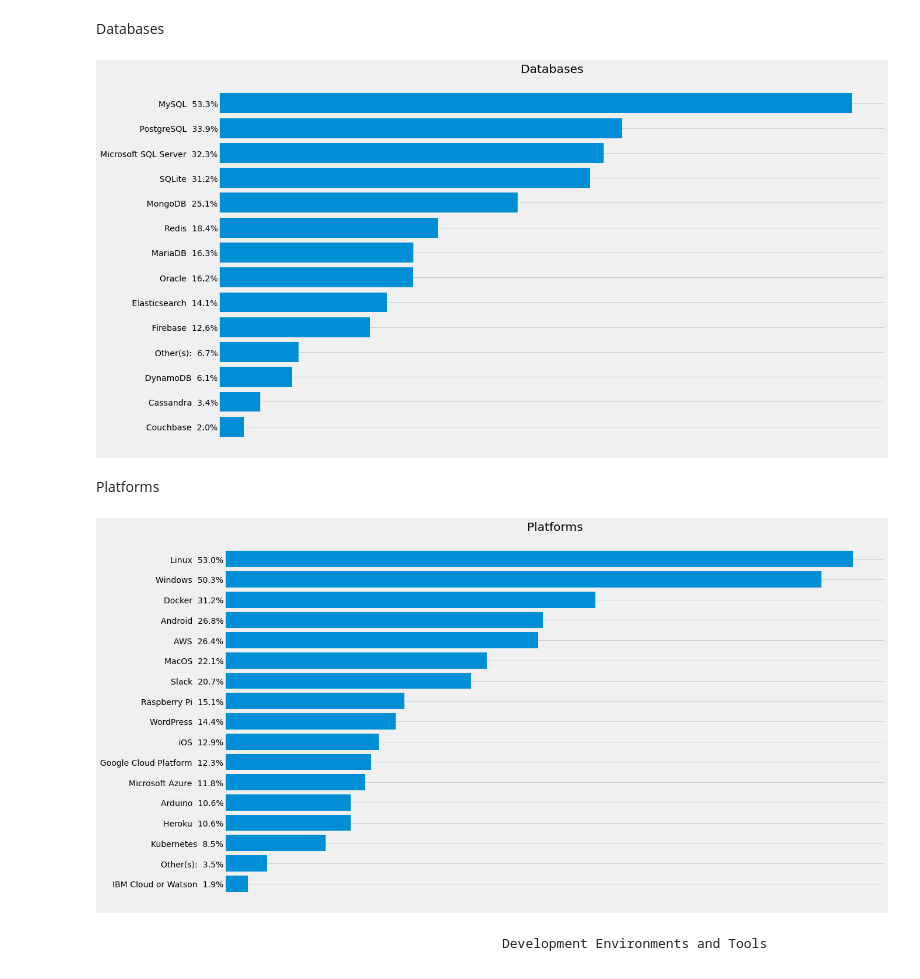
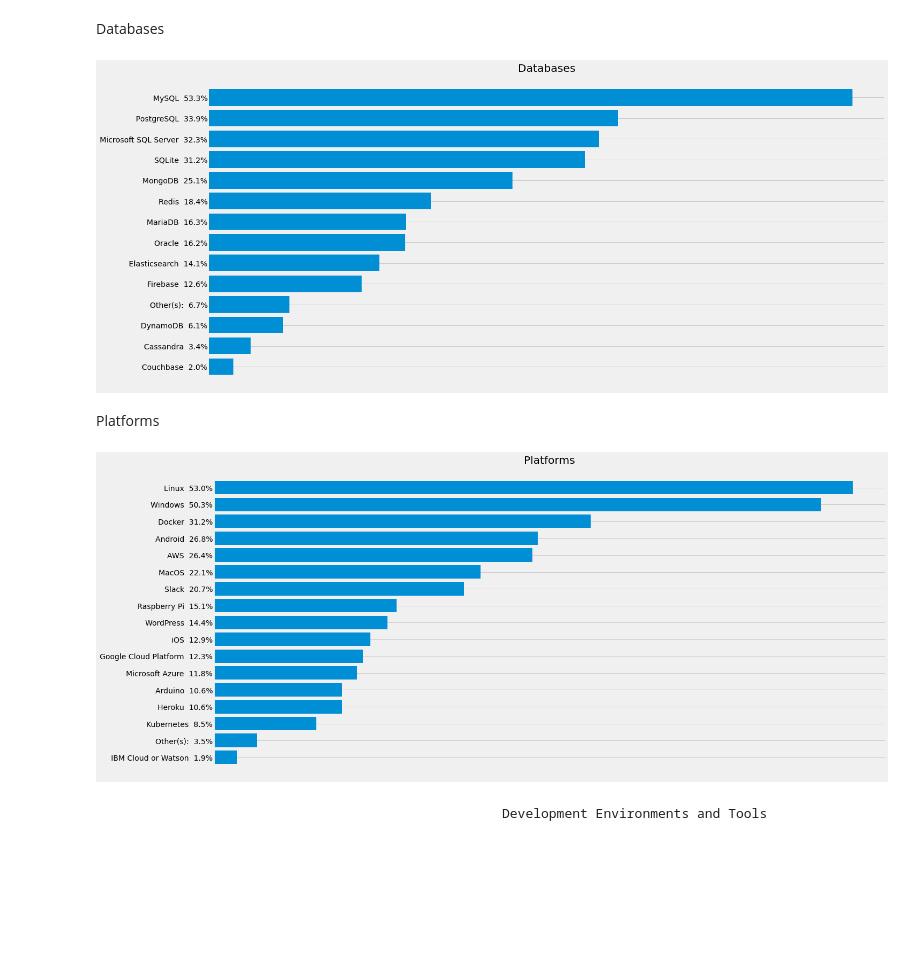
Before and after one commit to anri-Tvalabeishvili/Stackoverflow-Survey-Analysis, a Jupyter notebook: Technology_Analyzed_Data.ipynb, the cells around one changed output. Saved outputs shown, nothing was run; the diff lists cells and outputs as text; code cells hidden in the pictures; blank space fills up the shorter version.

```diff
--- a/Technology_Analyzed_Data.ipynb
+++ b/Technology_Analyzed_Data.ipynb
@@ -163,15 +156,15 @@ Databases
 # %%
 DatabaseWorkedWith = data["DatabaseWorkedWith"]   # We called necessary data
 
 DatabaseWorkedWith.dropna(inplace=True)    # We filter the data from NaN and empty spaces
 
 DatabaseWorkedWith = DatabaseWorkedWith.str.split(";")  # We are splitting variables    "split variable when program sees (;) "
 
 Double_list_sort_count(DatabaseWorkedWith , False)     # list sorter-Counter
 
-Build_Barh_sizes( key_Phrases , Quantity, DatabaseWorkedWith ,"fivethirtyeight", False , (18,11), "Databases")  # Building a schedule
+Build_Barh_sizes( key_Phrases , Quantity, DatabaseWorkedWith ,"fivethirtyeight", False , (20,10), "Databases")  # Building a schedule
 # %% [output]
-[figure, old version]
+[figure, new version]
 # %% [markdown]
 Platforms
 # %%
@@ -183,9 +176,9 @@ PlatformWorkedWith = PlatformWorkedWith.str.split(";")  # We are splitting varia
 
 Double_list_sort_count(PlatformWorkedWith , False)     # list sorter-Counter
 
-Build_Barh_sizes( key_Phrases , Quantity, PlatformWorkedWith ,"fivethirtyeight", False , (18,11), "Platforms")  # Building a schedule
+Build_Barh_sizes( key_Phrases , Quantity, PlatformWorkedWith ,"fivethirtyeight", False , (20,10), "Platforms")  # Building a schedule
 # %% [output]
-[figure, old version]
+[figure, new version]
 # %% [markdown]
                                                       Development Environments and Tools
 # %%
```
Also changed, not shown: parts of 10 cells of this notebook, 4 other files.
